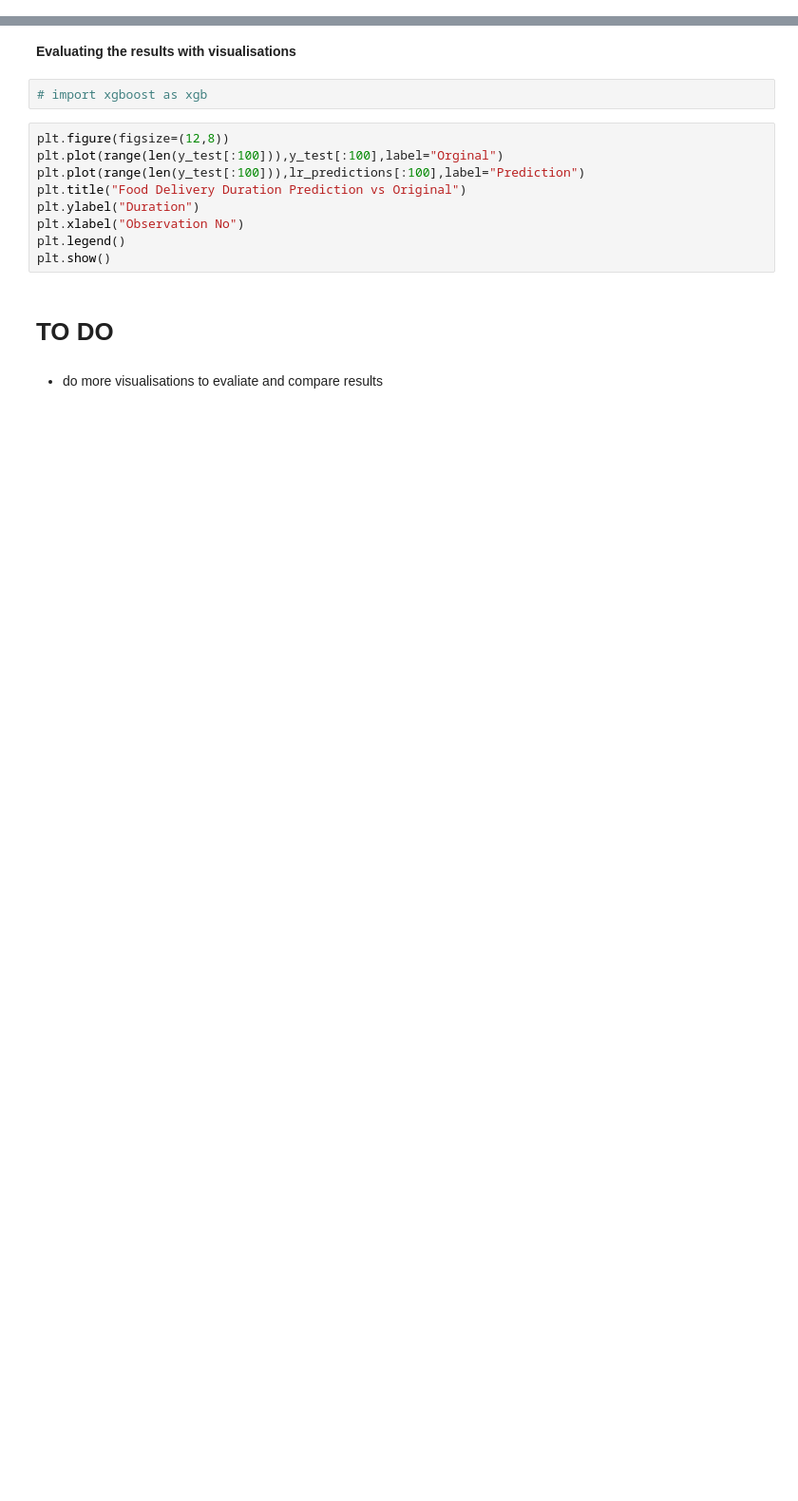
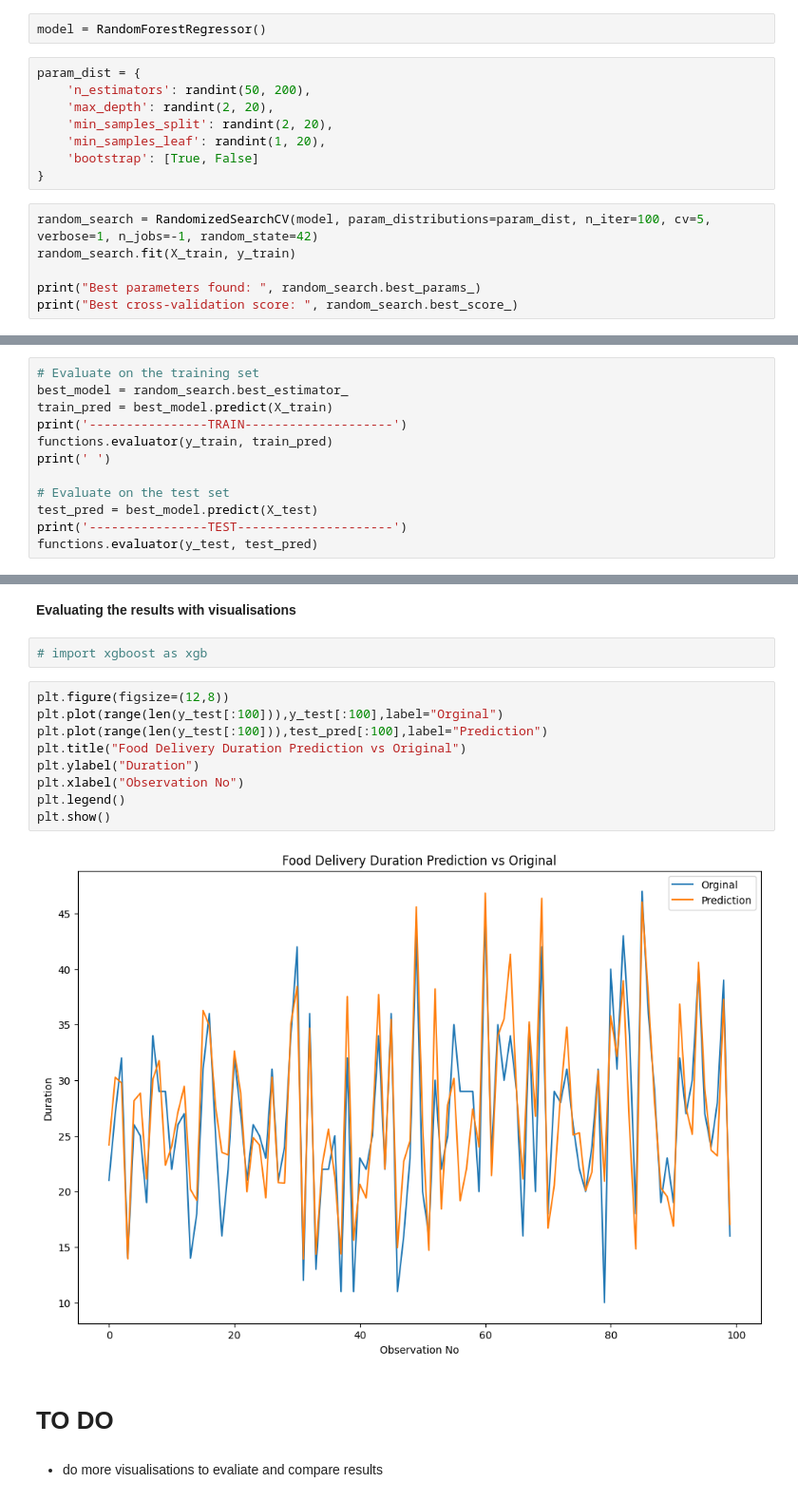
Before and after one commit to antoniooliveira03/Projects, a Jupyter notebook: Industrial Applications of AI/Food Delivery.ipynb, the cells around one changed output, grey strips where cells are left out. Shown at 95% size. Saved outputs shown, nothing was run; the diff lists cells and outputs as text; blank space fills up the shorter version.

```diff
--- a/Industrial Applications of AI/Food Delivery.ipynb
+++ b/Industrial Applications of AI/Food Delivery.ipynb
@@ -1059,0 +1073,16 @@ functions.evaluator(y_test, nn_pred)
+# %%
+model = RandomForestRegressor()
+# %%
+param_dist = {
+    'n_estimators': randint(50, 200),
+    'max_depth': randint(2, 20),
+    'min_samples_split': randint(2, 20),
+    'min_samples_leaf': randint(1, 20),
+    'bootstrap': [True, False]
+}
+# %%
+random_search = RandomizedSearchCV(model, param_distributions=param_dist, n_iter=100, cv=5, verbose=1, n_jobs=-1, random_state=42)
+random_search.fit(X_train, y_train)
+
+print("Best parameters found: ", random_search.best_params_)
+print("Best cross-validation score: ", random_search.best_score_)
@@ -1059,0 +1094,12 @@ functions.evaluator(y_test, nn_pred)
+# %%
+# Evaluate on the training set
+best_model = random_search.best_estimator_
+train_pred = best_model.predict(X_train)
+print('----------------TRAIN--------------------')
+functions.evaluator(y_train, train_pred)
+print(' ')
+
+# Evaluate on the test set
+test_pred = best_model.predict(X_test)
+print('----------------TEST---------------------')
+functions.evaluator(y_test, test_pred)
@@ -1064,12 +1120,14 @@ functions.evaluator(y_test, nn_pred)
 # %%
 plt.figure(figsize=(12,8))
 plt.plot(range(len(y_test[:100])),y_test[:100],label="Orginal")
-plt.plot(range(len(y_test[:100])),lr_predictions[:100],label="Prediction")
+plt.plot(range(len(y_test[:100])),test_pred[:100],label="Prediction")
 plt.title("Food Delivery Duration Prediction vs Original")
 plt.ylabel("Duration")
 plt.xlabel("Observation No")
 plt.legend()
 plt.show()
+# %% [output]
+[figure, added]
 # %% [markdown]
 # TO DO
 # %% [markdown]
```
Also changed, not shown: parts of 16 cells of this notebook.
